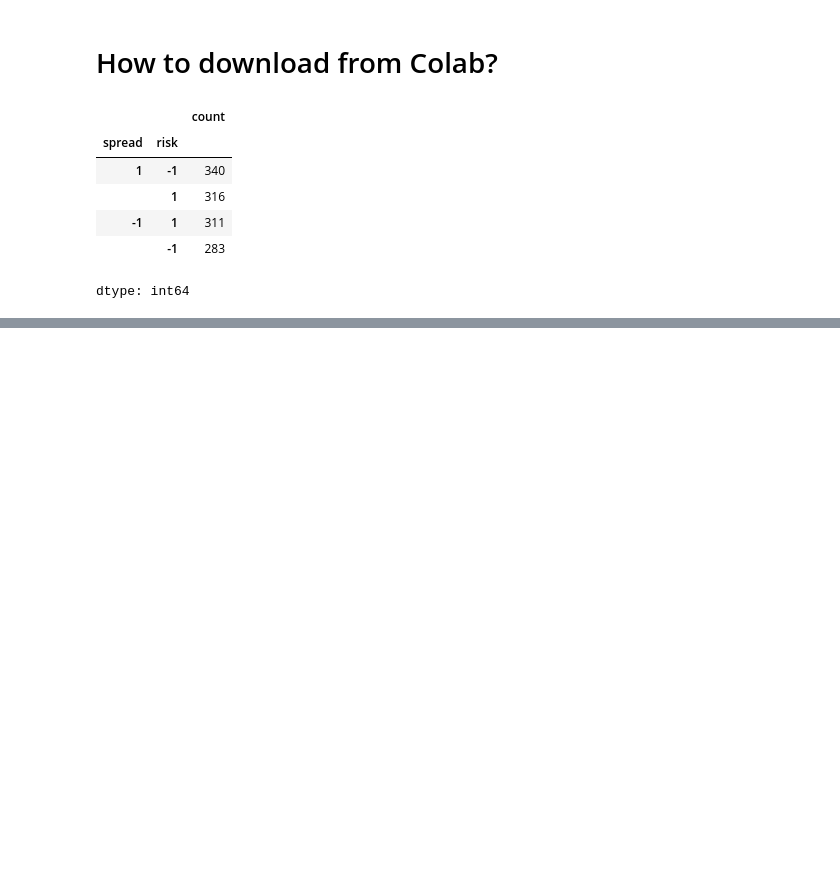
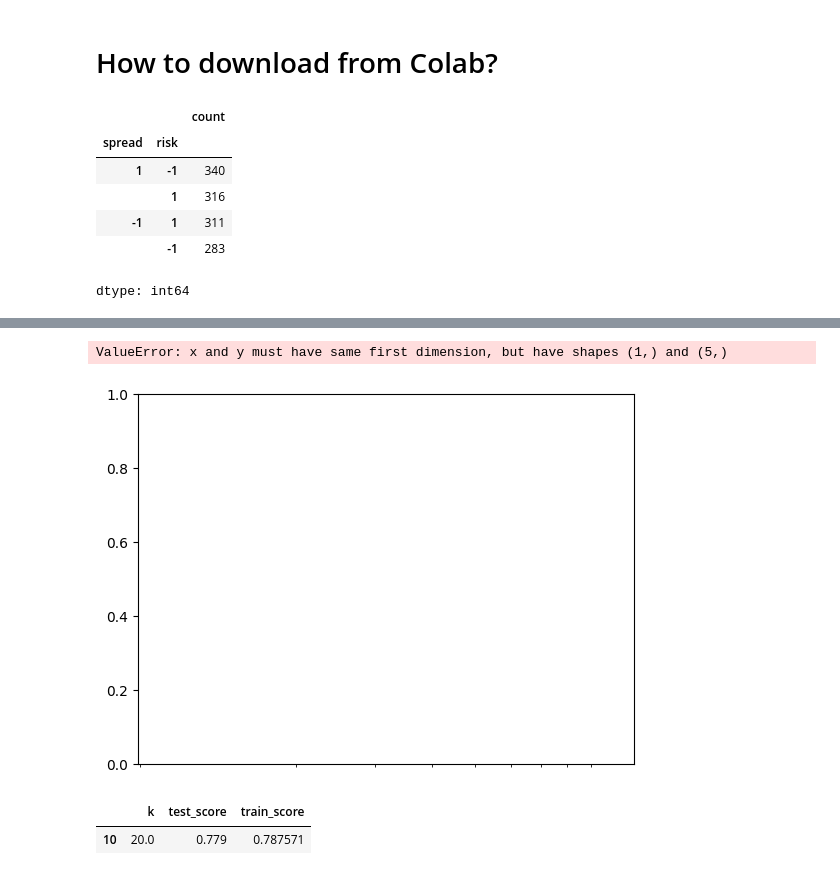
Before and after one commit to Shayshoon/ML_2, a Jupyter notebook: HW2_template.ipynb, the cells around one changed output, grey strips where cells are left out. Drawn from its saved outputs; the diff is of its cells as text; code cells hidden in the pictures; blank space fills up the shorter version.

```diff
--- a/HW2_template.ipynb
+++ b/HW2_template.ipynb
@@ -86,0 +186,33 @@ dtype: int64
+# %%
+def q2_range():
+  for i in range(1, 20, 2):
+    yield i
+  for i in range(20, 695, 65):
+    yield i
+# %%
+from sklearn.model_selection import cross_validate
+
+h_parameters = pd.DataFrame({"k": [], "test_score": [], "train_score": []})
+folds = 8
+for k in q2_range():
+  res = cross_validate(KNeighborsClassifier(n_neighbors=k), temp_train_df[['PCR_01', 'PCR_08']], y=temp_train_df['spread'], cv=folds, return_train_score=True)
+  new_row = pd.DataFrame([[k, sum(res['test_score'])/folds, sum(res['train_score'])/folds]], columns=h_parameters.columns)
+  h_parameters = pd.concat([new_row, h_parameters], ignore_index=True)
+# %%
+plt.semilogx('k', 'train_score', "g.-", data = h_parameters)
+plt.semilogx('k', 'test_score', "m.-", data = h_parameters)
+plt.xlabel ('K')
+plt.ylabel ('(mean) train/test accuracy')
+plt.title("K-NN validation and train accuracy")
+plt.legend(prop = {'size':7},bbox_to_anchor=(1,1))
+plt.grid()
+# %% [output]
+ValueError: x and y must have same first dimension, but have shapes (1,) and (5,)
+[figure, added]
+# %%
+best_k_scores = h_parameters[h_parameters['test_score']==h_parameters['test_score'].max()]
+best_k = int(best_k_scores['k'].iloc[0])
+best_k_scores
+# %% [output]
+|  | k | test_score | train_score |
+| 10 | 20.0 | 0.779 | 0.787571 |
```
Also changed, not shown: parts of 18 cells of this notebook.
